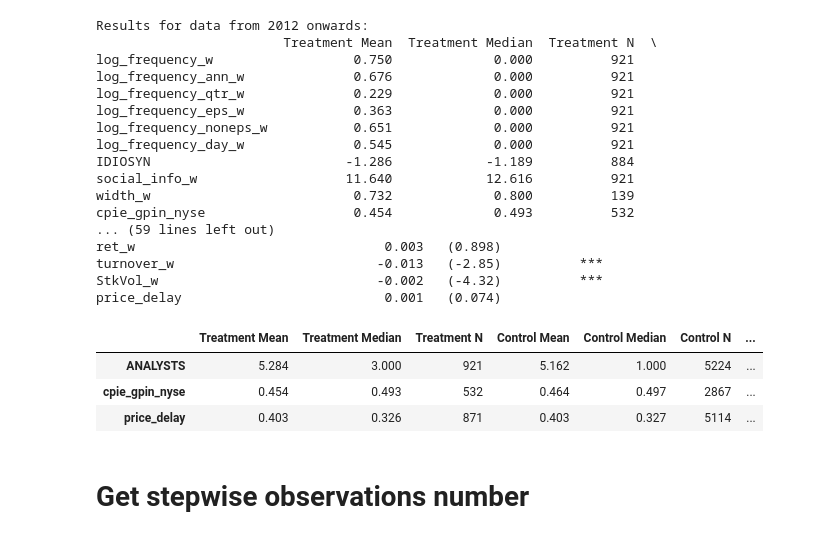
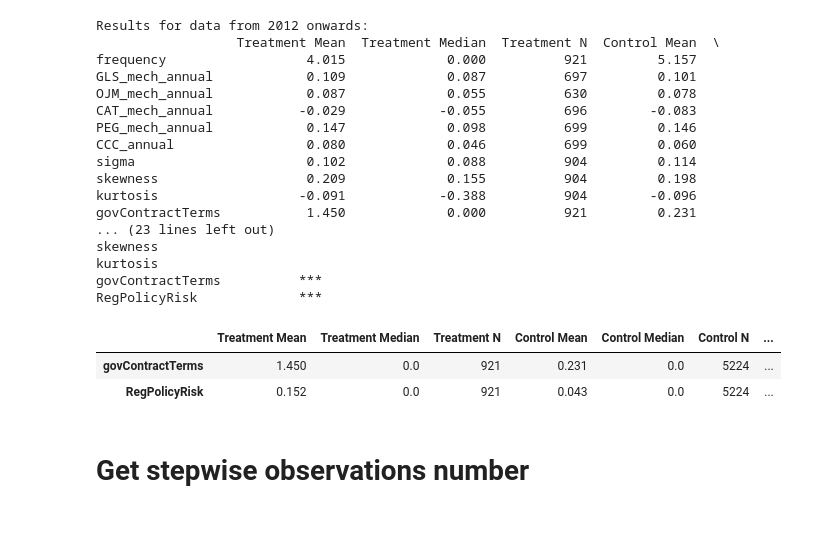
Before and after one commit to wangyouan/STOCKAct, a Jupyter notebook: Notebook/GetSummaryStatistics.ipynb, the cells around one changed output. Cells and saved outputs as stored; diff of their text form; code cells hidden in the pictures.

```diff
--- a/Notebook/GetSummaryStatistics.ipynb
+++ b/Notebook/GetSummaryStatistics.ipynb
@@ -13,10 +13,8 @@ file_path = os.path.join(const.RESULT_PATH, '20250501_stock_act_data_v1.dta')
 df = pd.read_stata(file_path).copy()
 # %%
 # Columns to be included in the analysis
-columns = [
-    "log_frequency_w", "log_frequency_ann_w", "log_frequency_qtr_w", "log_frequency_eps_w", "log_frequency_noneps_w", "log_frequency_day_w",
-    "IDIOSYN", "social_info_w", "width_w", "cpie_gpin_nyse", "ANALYSTS", "FCSTERROR", "DISPERSION",
-    "log_market_value_w", "lev_w", "BM_w", "ROA_w", "LOSS", "EarnVol_w", "ret_w", "turnover_w", "StkVol_w", 'price_delay'
+key_list = [
+    "frequency", 'GLS_mech_annual', 'OJM_mech_annual', 'CAT_mech_annual', 'PEG_mech_annual', 'CCC_annual', 'sigma', 'skewness', 'kurtosis', 'govContractTerms', 'RegPolicyRisk'
 ]
 # %%
 # Split the data into two parts based on fiscal_year
@@ -103,34 +100,33 @@ results_before_2012.loc[['ANALYSTS', 'cpie_gpin_nyse', 'price_delay']]
 results_before_2012.to_excel(os.path.join(const.REGRESSION_RESULT_PATH, '20250416', 'T2PA TvC before 2012.xlsx'))
 # %%
 # Perform comparison for data from 2012 onwards
-results_after_2012 = perform_comparison(after_2012_df, columns)
+results_after_2012 = perform_comparison(after_2012_df, key_list)
 print("Results for data from 2012 onwards:")
 print(results_after_2012)
 # %% [output]
 Results for data from 2012 onwards:
-                        Treatment Mean  Treatment Median  Treatment N  \
-log_frequency_w                  0.750             0.000          921
-log_frequency_ann_w              0.676             0.000          921
-log_frequency_qtr_w              0.229             0.000          921
-log_frequency_eps_w              0.363             0.000          921
-log_frequency_noneps_w           0.651             0.000          921
-log_frequency_day_w              0.545             0.000          921
-IDIOSYN                         -1.286            -1.189          884
-social_info_w                   11.640            12.616          921
-width_w                          0.732             0.800          139
-cpie_gpin_nyse                   0.454             0.493          532
-... (59 lines left out)
-ret_w                                0.003   (0.898)
-turnover_w                          -0.013   (-2.85)          ***
-StkVol_w                            -0.002   (-4.32)          ***
-price_delay                          0.001   (0.074)
+                  Treatment Mean  Treatment Median  Treatment N  Control Mean  \
+frequency                  4.015             0.000          921         5.157
+GLS_mech_annual            0.109             0.087          697         0.101
+OJM_mech_annual            0.087             0.055          630         0.078
+CAT_mech_annual           -0.029            -0.055          696        -0.083
+PEG_mech_annual            0.147             0.098          699         0.146
+CCC_annual                 0.080             0.046          699         0.060
+sigma                      0.102             0.088          904         0.114
+skewness                   0.209             0.155          904         0.198
+kurtosis                  -0.091            -0.388          904        -0.096
+govContractTerms           1.450             0.000          921         0.231
+... (23 lines left out)
+skewness
+kurtosis
+govContractTerms          ***
+RegPolicyRisk             ***
 # %%
-results_after_2012.loc[['ANALYSTS', 'cpie_gpin_nyse', 'price_delay']]
+results_after_2012.iloc[-2:]
 # %% [output]
 |  | Treatment Mean | Treatment Median | Treatment N | Control Mean | Control Median | Control N | ... |
-| ANALYSTS | 5.284 | 3.000 | 921 | 5.162 | 1.000 | 5224 | ... |
-| cpie_gpin_nyse | 0.454 | 0.493 | 532 | 0.464 | 0.497 | 2867 | ... |
-| price_delay | 0.403 | 0.326 | 871 | 0.403 | 0.327 | 5114 | ... |
+| govContractTerms | 1.450 | 0.0 | 921 | 0.231 | 0.0 | 5224 | ... |
+| RegPolicyRisk | 0.152 | 0.0 | 921 | 0.043 | 0.0 | 5224 | ... |
 # %%
 results_after_2012.to_excel(os.path.join(const.REGRESSION_RESULT_PATH, '20250416', 'T2PB TvC after 2012.xlsx'))
 # %% [markdown]
```
Also changed, not shown: parts of 2 cells of this notebook.
